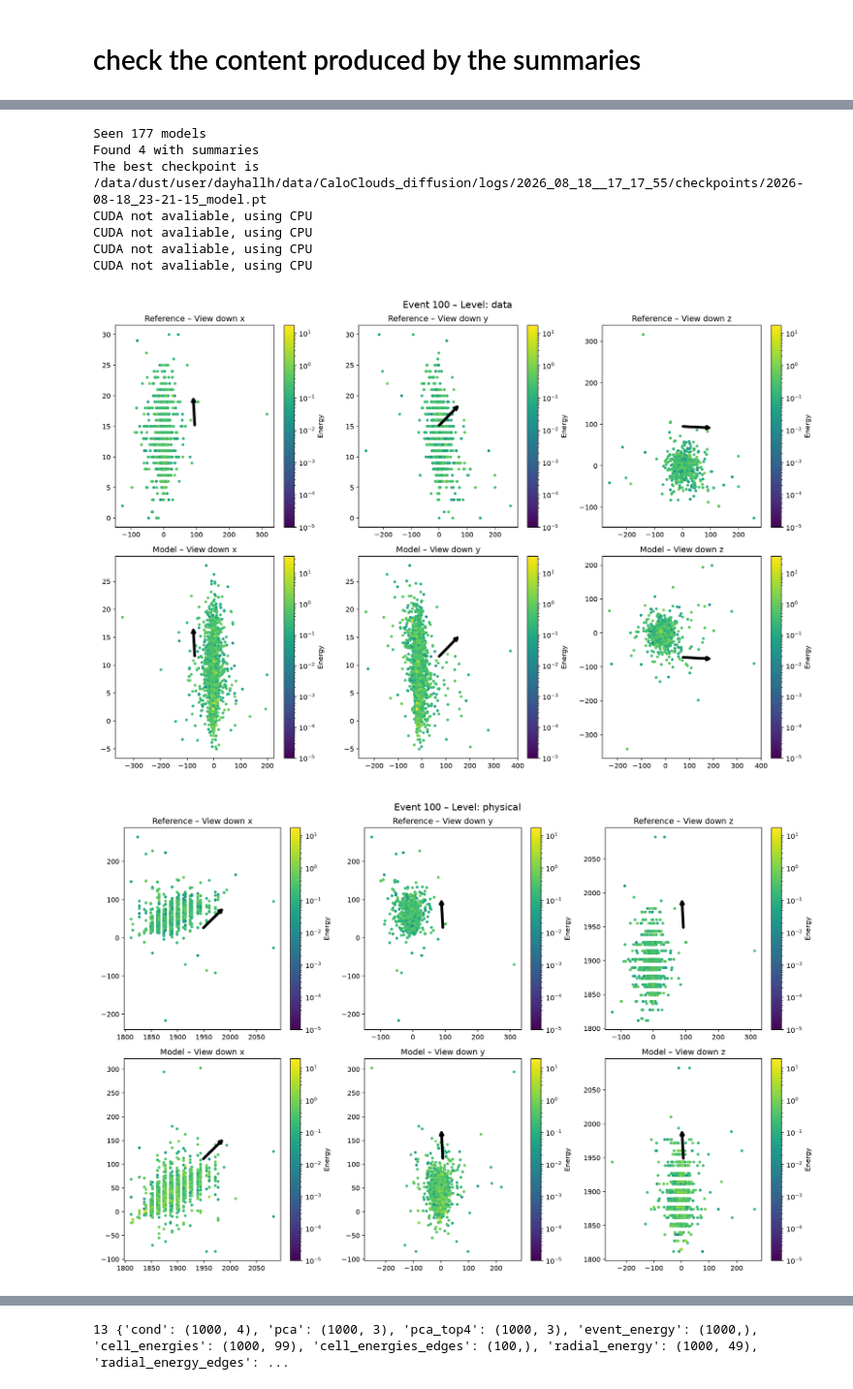
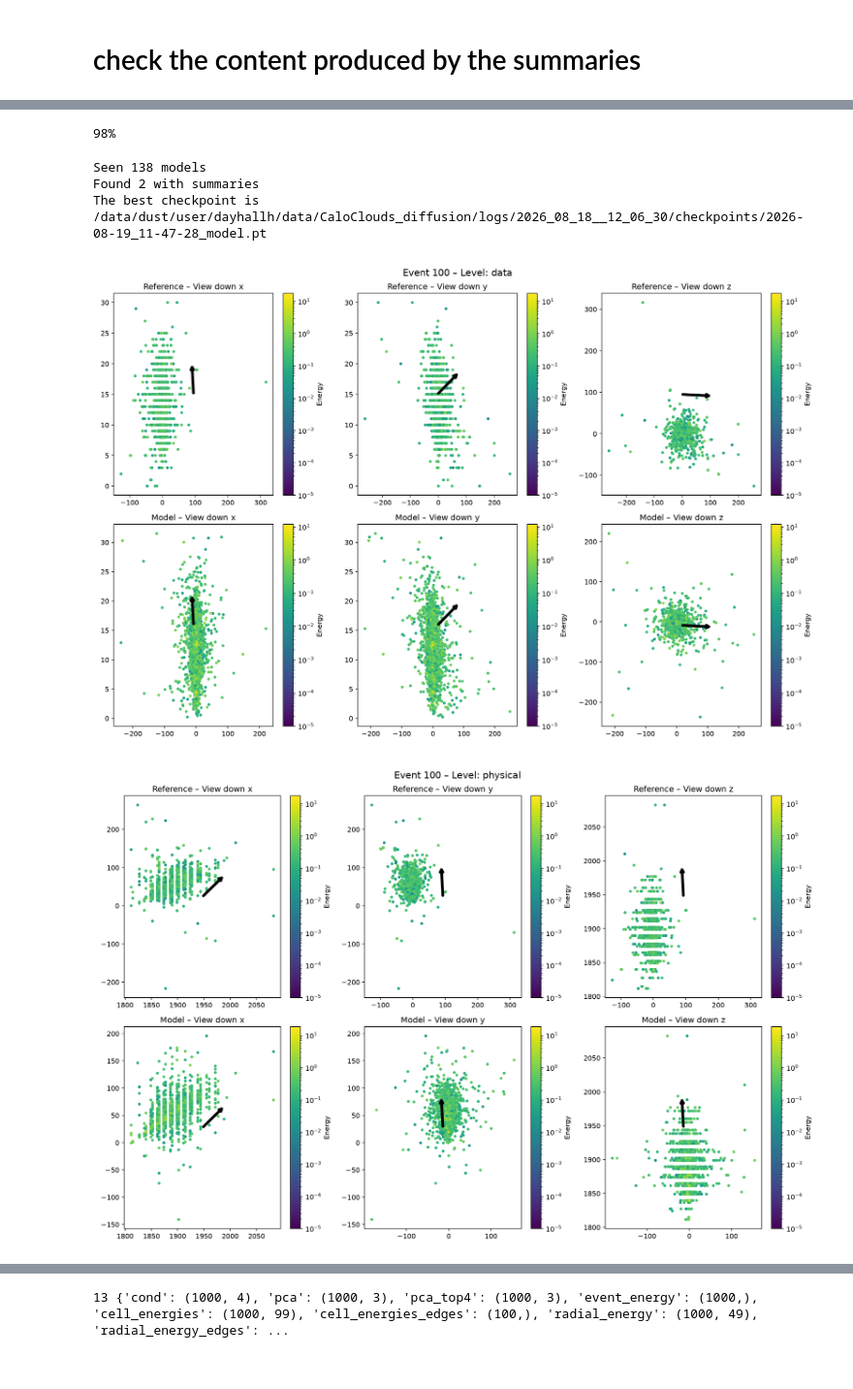
Before and after one commit to HenryDayHall/CaloCloudi, a Jupyter notebook: scripts/check_summary.ipynb, the cells around one changed output, grey strips where cells are left out. Shown at 97% size. Cells and saved outputs as stored; diff of their text form; code cells hidden in the pictures.

Commit message:
Working basic model

```diff
--- a/scripts/check_summary.ipynb
+++ b/scripts/check_summary.ipynb
@@ -11,3 +42,23 @@ from IPython.display import Image, display
+# %%
+if False:
+    n_summaries = len(all_summaries)
+    finished = 0
+    for ref in ref_paths:
+        loaded_ref = np.load(ref)
+        edges = {key:val for key, val in loaded_ref.items() if key.endswith("edges")}
+        for i, suma_path in enumerate(all_summaries):
+            if matching_ref[i] != ref:
+                continue
+            finished += 1
+            if finished %10 == 0:
+                print(f"{finished/n_summaries:.0%}", end='\r')
+            loaded_suma = dict(**np.load(suma_path))
+            for edge in edges:
+                if edge in loaded_suma:
+                    loaded_suma[edge] = edges[edge]
+            np.savez(suma_path, **loaded_suma)
+# %% [output]
+98%
 # %%
 # took too long
 #log_dir = "/data/dust/user/dayhallh/data/CaloClouds_diffusion/old_logs_3/2026_08_17__15_20_42/"  # sim
@@ -22,14 +73,15 @@ from IPython.display import Image, display
 #log_dir = "/data/dust/user/dayhallh/data/CaloClouds_diffusion/old_logs_4/2026_08_18__09_27_42/" # Padded all 2
 
 # latest with good starting choices
-#log_dir = "/data/dust/user/dayhallh/data/CaloClouds_diffusion/logs/2026_08_18__12_06_30/" # padded photons 3, best yet
+log_dir = "/data/dust/user/dayhallh/data/CaloClouds_diffusion/logs/2026_08_18__12_06_30/" # padded photons 3, best yet
 #log_dir = "/data/dust/user/dayhallh/data/CaloClouds_diffusion/logs/2026_08_18__12_06_34/" # padded all 3, best yet
 
 # new distilled
-log_dir = "/data/dust/user/dayhallh/data/CaloClouds_diffusion/logs/2026_08_18__17_17_55/" # distilled from photons 3
+#log_dir = "/data/dust/user/dayhallh/data/CaloClouds_diffusion/logs/2026_08_18__17_17_55/" # distilled from photons 3, but not after the end of training
 
-summary_suffix = "_summary.npz"
+#summary_suffix = "_summary.npz"
 summary_suffix = "_rescaled_energy_summary.npz"
+summary_suffix = "_external_cond_rescaled_energy_summary.npz"
 
 all_model_paths = glob.glob(os.path.join(log_dir, "checkpoints", "*model.pt"))
 print(f"Seen {len(all_model_paths)} models")
@@ -69,39 +121,35 @@ if len(infos) > 5:
     select_dates = [recent_dates[0], recent_dates[n_infos//2], recent_dates[-2], recent_dates[-1]]
     if os.path.exists(best_record):
         for date in dates:
             if date in best_record:
                 selected_dates.append(date)
                 break
         else:
             print("Can't see the summary for the best record")
 
     print(dates)
     dates = [dates[j] for j in select_dates]
     print(dates)
     infos = [infos[j] for j in select_dates]
     model_paths = [model_paths[j] for j in select_dates]
     configs = [configs[j] for j in select_dates]
 
 if len(set(infos)) < len(infos):
     for i, date in enumerate(dates):
         infos[i] = date[8:] + " " + info
 
 
 for model_path in model_paths[::-1]:
     try:
         event_index = 100
         for level in ["data", "physical", "cells"]:
             display(Image(filename=f'{model_path[:-3]}_{level}_{event_index}.png'))
         break
     except FileNotFoundError:
         continue
 # %% [output]
-Seen 177 models
-Found 4 with summaries
-The best checkpoint is /data/dust/user/dayhallh/data/CaloClouds_diffusion/logs/2026_08_18__17_17_55/checkpoints/2026-08-18_23-21-15_model.pt
-CUDA not avaliable, using CPU
-CUDA not avaliable, using CPU
-CUDA not avaliable, using CPU
-CUDA not avaliable, using CPU
+Seen 138 models
+Found 2 with summaries
+The best checkpoint is /data/dust/user/dayhallh/data/CaloClouds_diffusion/logs/2026_08_18__12_06_30/checkpoints/2026-08-19_11-47-28_model.pt
-[figure, old version]
+[figure, new version]
-[figure, old version]
+[figure, new version]
```
Also changed, not shown: parts of 7 cells of this notebook, 6 other files.
